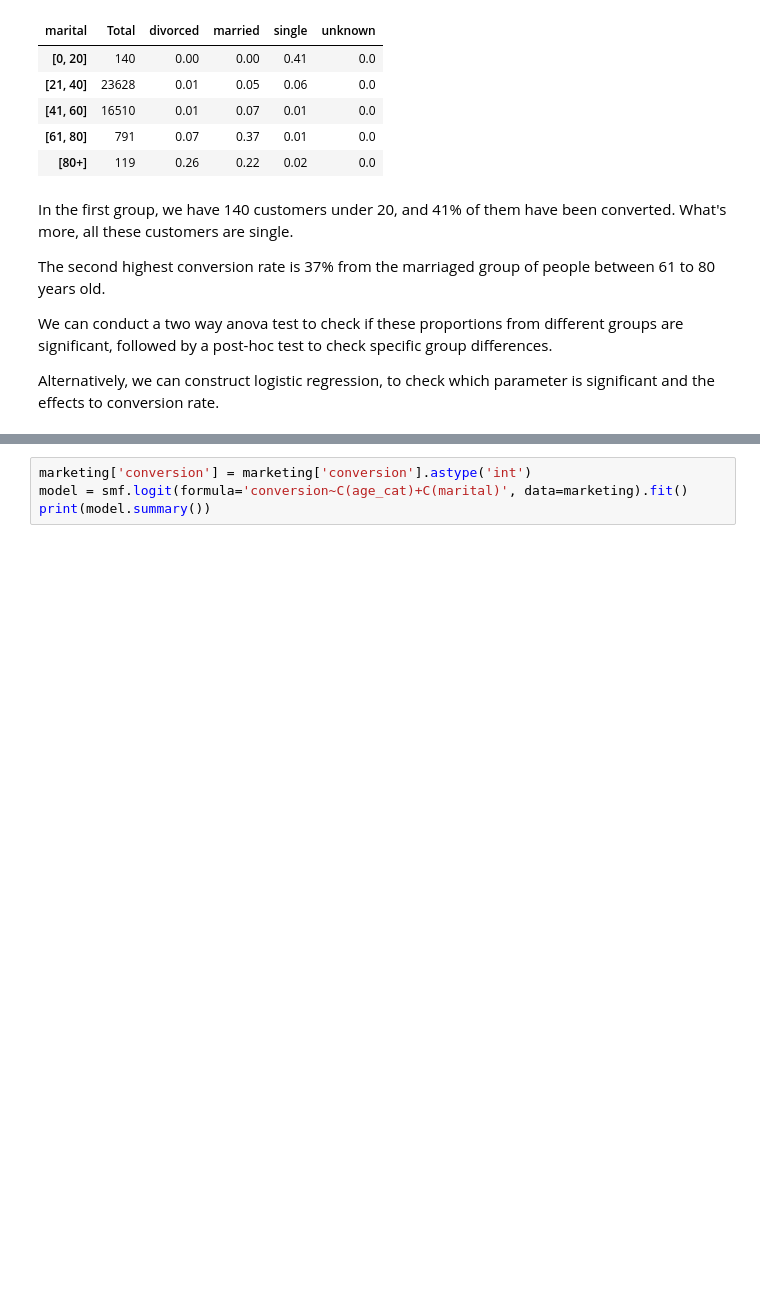
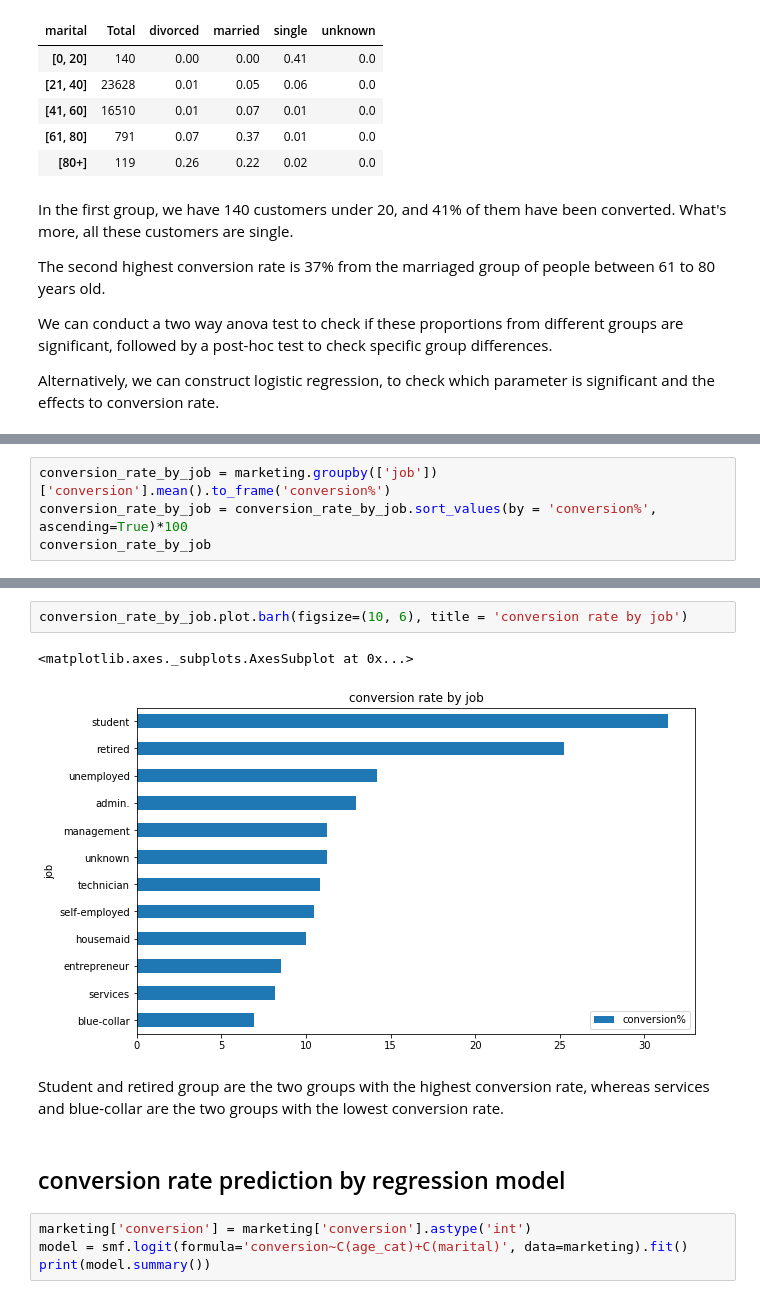
Before and after one commit to AilingLiu/Growth_Analysis, a Jupyter notebook: Conversion_Rate.ipynb, the cells around one changed output, grey strips where cells are left out. Drawn from its saved outputs; the diff is of its cells as text; blank space fills up the shorter version.

```diff
--- a/Conversion_Rate.ipynb
+++ b/Conversion_Rate.ipynb
@@ -132,0 +141,4 @@ Alternatively, we can construct logistic regression, to check which parameter is
+# %%
+conversion_rate_by_job = marketing.groupby(['job'])['conversion'].mean().to_frame('conversion%')
+conversion_rate_by_job = conversion_rate_by_job.sort_values(by = 'conversion%', ascending=True)*100
+conversion_rate_by_job
@@ -133,3 +160,12 @@ Alternatively, we can construct logistic regression, to check which parameter is
+# %%
+conversion_rate_by_job.plot.barh(figsize=(10, 6), title = 'conversion rate by job')
+# %% [output]
+<matplotlib.axes._subplots.AxesSubplot at 0x...>
+[figure, added]
+# %% [markdown]
+Student and retired group are the two groups with the highest conversion rate, whereas services and blue-collar are the two groups with the lowest conversion rate.
+# %% [markdown]
+## conversion rate prediction by regression model
 # %%
 marketing['conversion'] = marketing['conversion'].astype('int')
 model = smf.logit(formula='conversion~C(age_cat)+C(marital)', data=marketing).fit()
```
Also changed, not shown: parts of 13 cells of this notebook.
